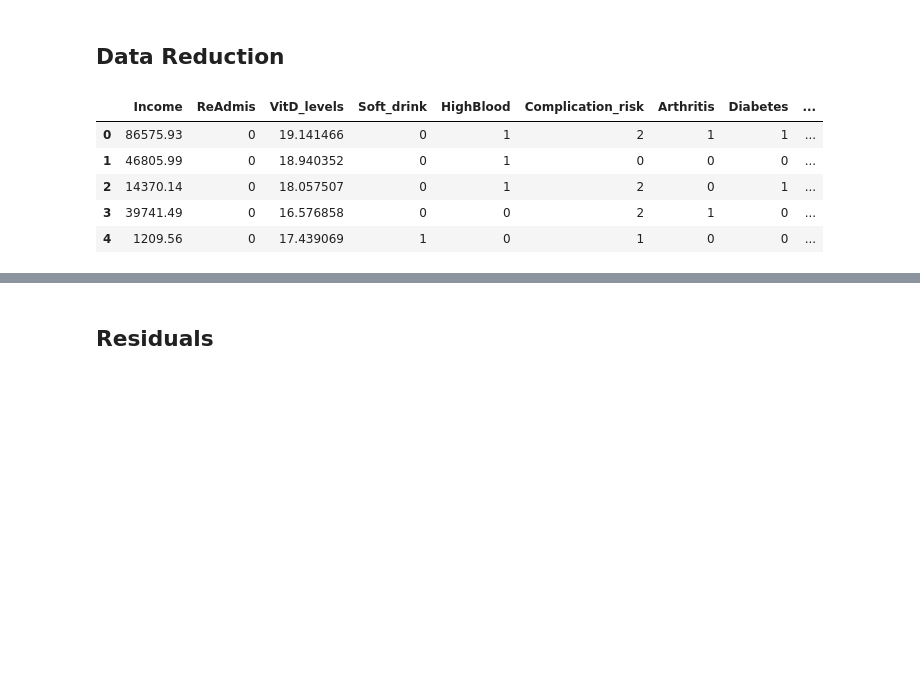
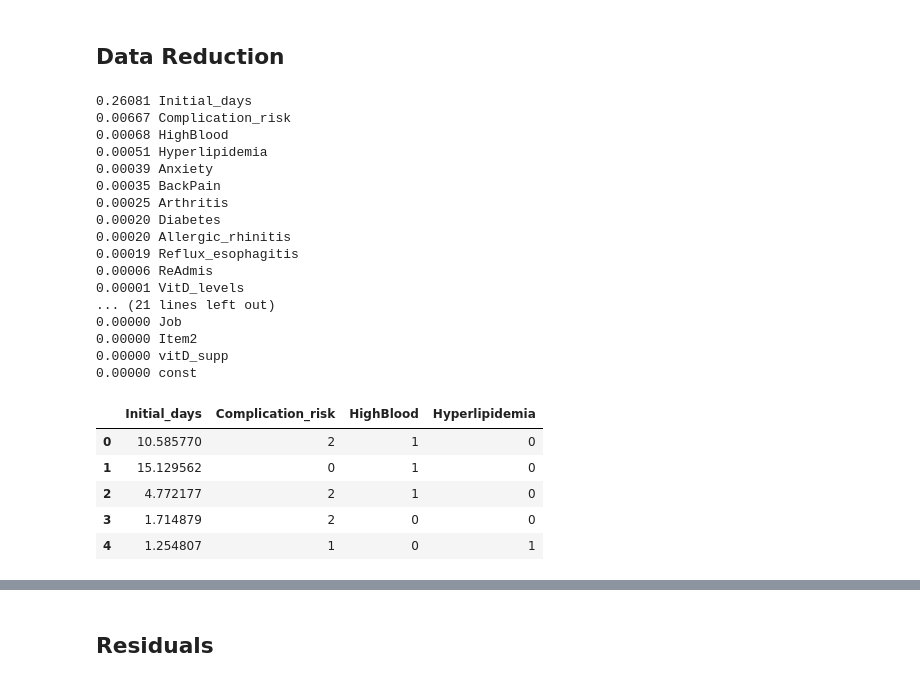
Before and after one commit to cjhammons/Multiple-Linear-Regression-on-Medical-Data, a Jupyter notebook: multiple-linear-regression.ipynb, the cells around one changed output, grey strips where cells are left out. Saved outputs shown, nothing was run; the diff lists cells and outputs as text; code cells hidden in the pictures; blank space fills up the shorter version.

```diff
--- a/multiple-linear-regression.ipynb
+++ b/multiple-linear-regression.ipynb
@@ -224,14 +198,55 @@ for name, coef in zip(best_variables, best_model.coef_):
-# %%
-# New dataset with reduced features
-df_reduced = df[best_variables]
-df_reduced.head()
-# %% [output]
-|  | Income | ReAdmis | VitD_levels | Soft_drink | HighBlood | Complication_risk | Arthritis | Diabetes | ... |
-| 0 | 86575.93 | 0 | 19.141466 | 0 | 1 | 2 | 1 | 1 | ... |
-| 1 | 46805.99 | 0 | 18.940352 | 0 | 1 | 0 | 0 | 0 | ... |
-| 2 | 14370.14 | 0 | 18.057507 | 0 | 1 | 2 | 0 | 1 | ... |
-| 3 | 39741.49 | 0 | 16.576858 | 0 | 0 | 2 | 1 | 0 | ... |
-| 4 | 1209.56 | 0 | 17.439069 | 1 | 0 | 1 | 0 | 0 | ... |
+# %%
+from sklearn.linear_model import LinearRegression
+from sklearn.metrics import r2_score
+
+linear_regression = LinearRegression(normalize=False,fit_intercept=True)
+
+Xc = sm.add_constant(X)
+
+
+def r2_est(X,y):
+    return r2_score(y,linear_regression.fit(X,y).predict(X))
+
+r2_impact = list()
+for j in range(X.shape[1]):
+    selection = [i for i in range(X.shape[1]) if i!=j]
+    r2_impact.append(((r2_est(Xc,y) - r2_est(Xc.values [:,selection],y)) ,Xc.columns[j]))
+
+
+best_variables = list()
+
+for imp, varname in sorted(r2_impact, reverse=True):
+    if imp >= 0.0005:
+        best_variables.append(varname)
+    print ('%6.5f %s' %  (imp, varname))
+
+    # New dataset with reduced features
+df_reduced = df[best_variables]
+df_reduced.head()
+# %% [output]
+0.26081 Initial_days
+0.00667 Complication_risk
+0.00068 HighBlood
+0.00051 Hyperlipidemia
+0.00039 Anxiety
+0.00035 BackPain
+0.00025 Arthritis
+0.00020 Diabetes
+0.00020 Allergic_rhinitis
+0.00019 Reflux_esophagitis
+0.00006 ReAdmis
+0.00001 VitD_levels
+... (21 lines left out)
+0.00000 Job
+0.00000 Item2
+0.00000 vitD_supp
+0.00000 const
+|  | Initial_days | Complication_risk | HighBlood | Hyperlipidemia |
+| 0 | 10.585770 | 2 | 1 | 0 |
+| 1 | 15.129562 | 0 | 1 | 0 |
+| 2 | 4.772177 | 2 | 1 | 0 |
+| 3 | 1.714879 | 2 | 0 | 0 |
+| 4 | 1.254807 | 1 | 0 | 1 |
 # %%
 # export reduced data
 df_reduced.to_csv('data/medical_reduced.csv')
```
Also changed, not shown: parts of 10 cells of this notebook, 46 other files.
